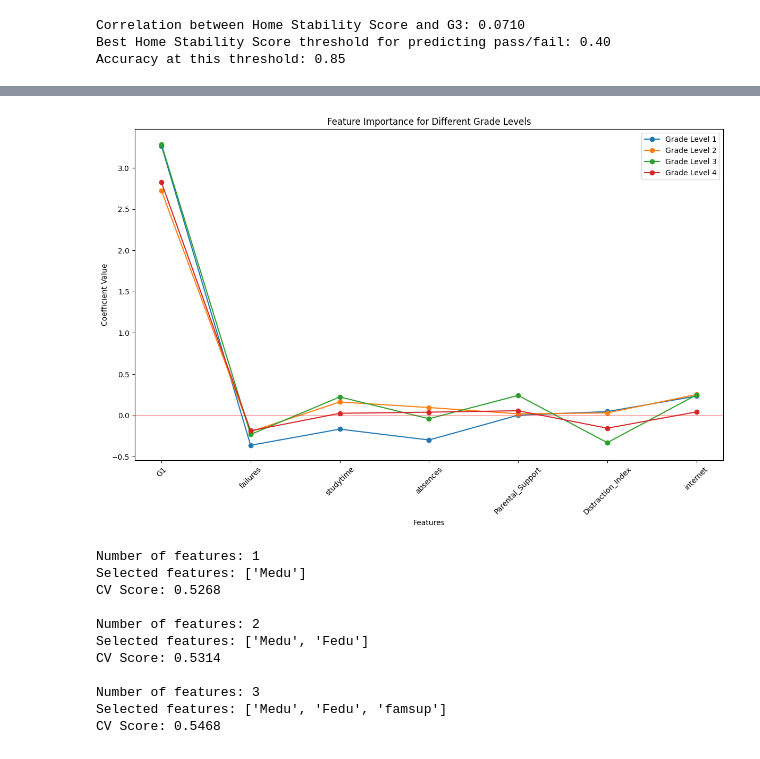
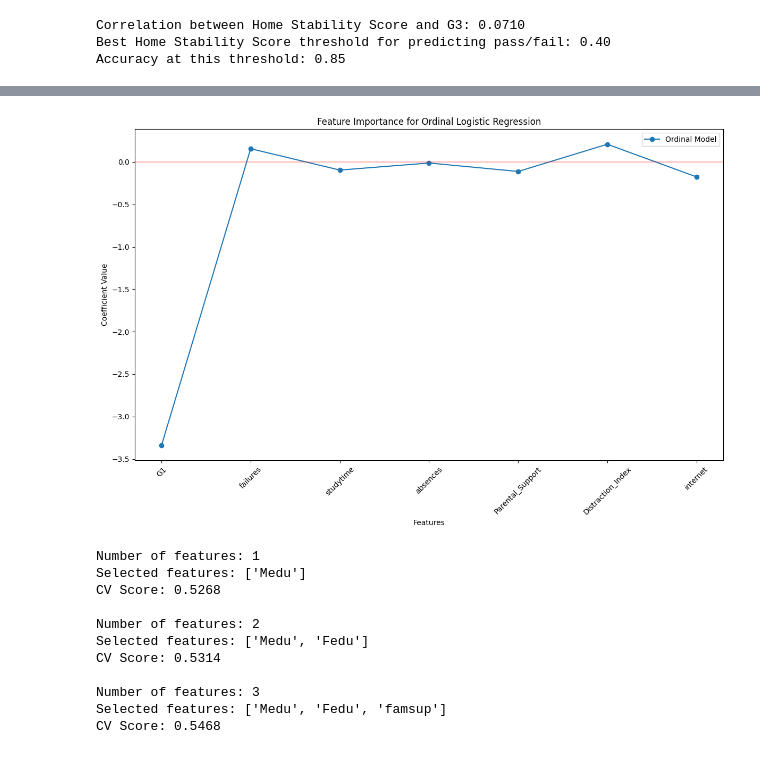
Before and after one commit to GandhiHarsh2003/Student-Success-Prediction, a Jupyter notebook: Capstone.ipynb, the cells around one changed output, grey strips where cells are left out. Cells and saved outputs as stored; diff of their text form; code cells hidden in the pictures.

Commit message:
ordinal logistic regression added

```diff
--- a/Capstone.ipynb
+++ b/Capstone.ipynb
@@ -773,10 +774,8 @@ def categorizeGrades(grade):
 
 porData['gradeCategory'] = porData['G3'].apply(categorizeGrades)
 porData['passFail'] = (porData['G3'] >= 10).astype(int)
-
 if porData['internet'].dtype == 'object':
     porData['internet'] = porData['internet'].map({'yes': 1, 'no': 0})
-
 
 ordinalFeatures = [
     'G1',
@@ -792,59 +791,75 @@ xOrd = porData[ordinalFeatures]
 yOrd = porData['gradeCategory']
 xOrdTrainScaled, xOrdTestScaled, yOrdTrain, yOrdTest, scalerOrd = prepareData(xOrd, yOrd)
 
+xOrdTrainDF = pd.DataFrame(xOrdTrainScaled, columns=ordinalFeatures)
+xOrdTestDF = pd.DataFrame(xOrdTestScaled, columns=ordinalFeatures)
+yOrdTrain = pd.Series(yOrdTrain).reset_index(drop=True)
+yOrdTest = pd.Series(yOrdTest).reset_index(drop=True)
 
-modelsOrd = {}
-accuracyScoresOrd = []
+ordinalModel = OrderedModel(yOrdTrain, xOrdTrainDF, distr='logit')
+ordinalResult = ordinalModel.fit(method='bfgs', maxiter=1000)
+print(ordinalResult.summary())
 
-for gradeLevel in range(1, 5):
-    yBinaryTrain = (yOrdTrain <= gradeLevel).astype(int)
-
-    clf = LogisticRegression(max_iter=1000)
-    clf.fit(xOrdTrainScaled, yBinaryTrain)
-
-    modelsOrd[gradeLevel] = clf
-
-    yBinaryTest = (yOrdTest <= gradeLevel).astype(int)
-    yPred = clf.predict(xOrdTestScaled)
-    accuracy = accuracy_score(yBinaryTest, yPred)
-    accuracyScoresOrd.append(accuracy)
-
-    print(f"Accuracy for grade level {gradeLevel}: {accuracy:.4f}")
-
-avgAccuracy = np.mean(accuracyScoresOrd)
-print(f"Average accuracy across all grade levels: {avgAccuracy:.4f}")
+probabilities = ordinalResult.predict(xOrdTestDF)
+yOrdPred = probabilities.idxmax(axis=1)
+accuracy = accuracy_score(yOrdTest, yOrdPred)
+accuracyScoresOrd = [accuracy]
+avgAccuracy = accuracy
+print(f"Ordinal Logistic Regression Accuracy: {avgAccuracy:.4f}")
 
 featureImportance = {}
-for gradeLevel, model in modelsOrd.items():
-    featureImportance[gradeLevel] = dict(zip(ordinalFeatures, model.coef_[0]))
+featureImportance[1] = dict(zip(ordinalFeatures, ordinalResult.params[:len(ordinalFeatures)]))
 
 for gradeLevel, importance in featureImportance.items():
-    print(f"\nFeature importance for grade level {gradeLevel}:")
+    print(f"\nFeature importance for ordinal model:")
     sortedImportance = {k: v for k, v in sorted(importance.items(),
                         key=lambda item: abs(item[1]), reverse=True)}
     for feature, coef in sortedImportance.items():
         print(f"{feature}: {coef:.4f}")
 
-cvScores = []
-for gradeLevel in range(1, 5):
-    yBinary = (yOrd <= gradeLevel).astype(int)
+def ordinal_cv_score(X, y, cv=5):
+    fold_scores = []
+    kf = KFold(n_splits=cv, shuffle=True, random_state=42)
 
-    clf = LogisticRegression(max_iter=1000)
+    for train_idx, test_idx in kf.split(X):
+        X_train_fold, X_test_fold = X.iloc[train_idx], X.iloc[test_idx]
+        y_train_fold, y_test_fold = y.iloc[train_idx], y.iloc[test_idx]
 
-    scores = cross_val_score(clf, xOrd, yBinary, cv=5)
-    cvScores.append(scores.mean())
+        X_train_fold_scaled = scalerOrd.fit_transform(X_train_fold)
+        X_test_fold_scaled = scalerOrd.transform(X_test_fold)
 
-    print(f"5-fold CV accuracy for grade level {gradeLevel}: {scores.mean():.4f}")
+        X_train_fold_df = pd.DataFrame(X_train_fold_scaled, columns=ordinalFeatures)
+        X_test_fold_df = pd.DataFrame(X_test_fold_scaled, columns=ordinalFeatures)
+
+        X_train_fold_df = X_train_fold_df.reset_index(drop=True)
+        X_test_fold_df = X_test_fold_df.reset_index(drop=True)
+        y_train_fold = pd.Series(y_train_fold.values).reset_index(drop=True)
+        y_test_fold = pd.Series(y_test_fold.values).reset_index(drop=True)
+
+        try:
+            model = OrderedModel(y_train_fold, X_train_fold_df, distr='logit')
+            result = model.fit(method='bfgs', maxiter=1000, disp=0)
+            probs = result.predict(X_test_fold_df)
+            preds = probs.idxmax(axis=1)
+            fold_scores.append(accuracy_score(y_test_fold, preds))
+        except Exception as e:
+            print(f"Warning: Issue in a fold: {e}")
+
+    return np.mean(fold_scores) if fold_scores else None
+
+cvScore = ordinal_cv_score(xOrd, yOrd, cv=5)
+cvScores = [cvScore]
+print(f"5-fold CV accuracy for ordinal logistic regression: {cvScore:.4f}")
 
 plt.figure(figsize=(12, 8))
 for gradeLevel, importance in featureImportance.items():
     values = [importance[feature] for feature in ordinalFeatures]
-    plt.plot(ordinalFeatures, values, marker='o', label=f'Grade Level {gradeLevel}')
+    plt.plot(ordinalFeatures, values, marker='o', label=f'Ordinal Model')
 
 plt.axhline(y=0, color='r', linestyle='-', alpha=0.3)
 plt.xlabel('Features')
 plt.ylabel('Coefficient Value')
-plt.title('Feature Importance for Different Grade Levels')
+plt.title('Feature Importance for Ordinal Logistic Regression')
 plt.legend()
 plt.xticks(rotation=45)
 plt.tight_layout()
@@ -870,4 +885,4 @@ studytime: -0.1665
-[figure, old version]
+[figure, new version]
 # %%
 familyFeatures = [
     'Medu',
```
Also changed, not shown: parts of 3 cells of this notebook.
